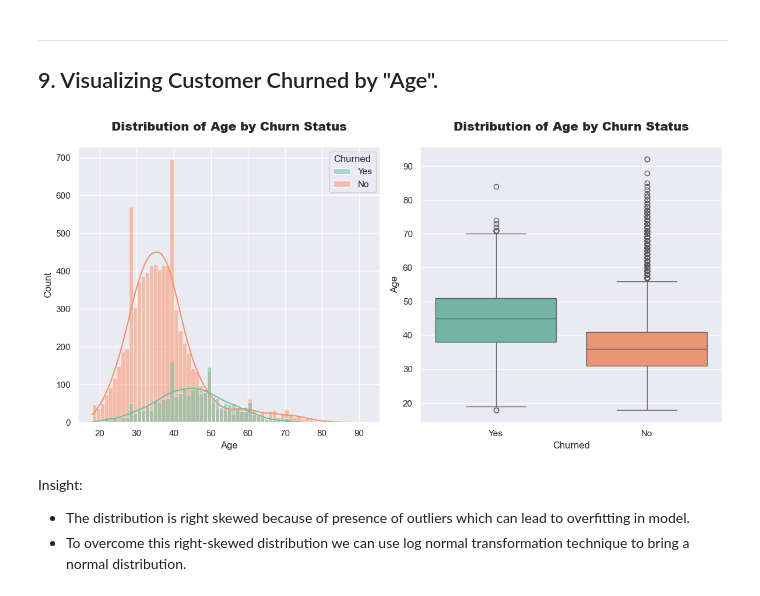
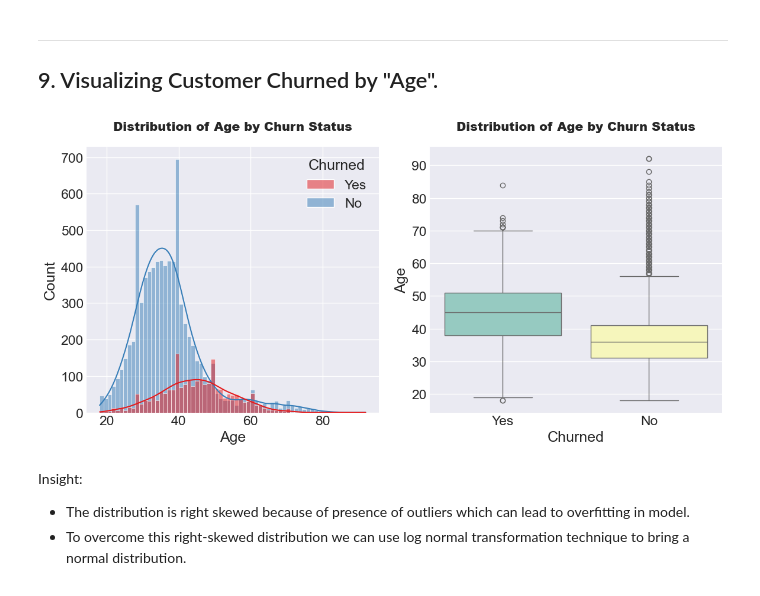
Before and after one commit to Santheeppa/Banking-Churn-Predictor, a Jupyter notebook: notebook/2_eda.ipynb, the cells around one changed output. Cells and saved outputs as stored; diff of their text form; code cells hidden in the pictures.

```diff
--- a/notebook/2_eda.ipynb
+++ b/notebook/2_eda.ipynb
@@ -24,6 +24,8 @@ import numpy as np
 
 # Set plot style
 sns.set(color_codes=True)
+sns.set(style="darkgrid",font_scale=1.5)
+plt.style.use('seaborn-v0_8-darkgrid')
 # %% [markdown]
 ---
 ## 2.) Loading data with Pandas
@@ -271,24 +267,21 @@ Insight:
 # %%
 def continous_plot(column):
     plt.figure(figsize=(12, 6))
 
-    # Subplot 1: Histogram
     plt.subplot(1, 2, 1)
-    sns.histplot(data=df, x=column, hue="Churned", kde=True, palette="Set2")
+    sns.histplot(data=df, x=column, hue="Churned", kde=True, palette="Set1")
     plt.title(f"Distribution of {column} by Churn Status", fontweight="black", pad=20, size=15)
 
-    # Subplot 2: Boxplot
     plt.subplot(1, 2, 2)
-    sns.boxplot(x="Churned", y=column, data=df, palette="Set2")  # Corrected usage
+    sns.boxplot(x="Churned", y=column, data=df, palette="Set3")  # Corrected usage
     plt.title(f"Distribution of {column} by Churn Status", fontweight="black", pad=20, size=15)
 
     plt.tight_layout()
     plt.show()
 
-# Example usage
 continous_plot("Age")
 # %% [output]
-[figure, old version]
+[figure, new version]
 # %% [markdown]
 Insight:
 - The distribution is right skewed because of presence of outliers which can lead to overfitting in model.
```
Also changed, not shown: parts of 10 cells of this notebook.
